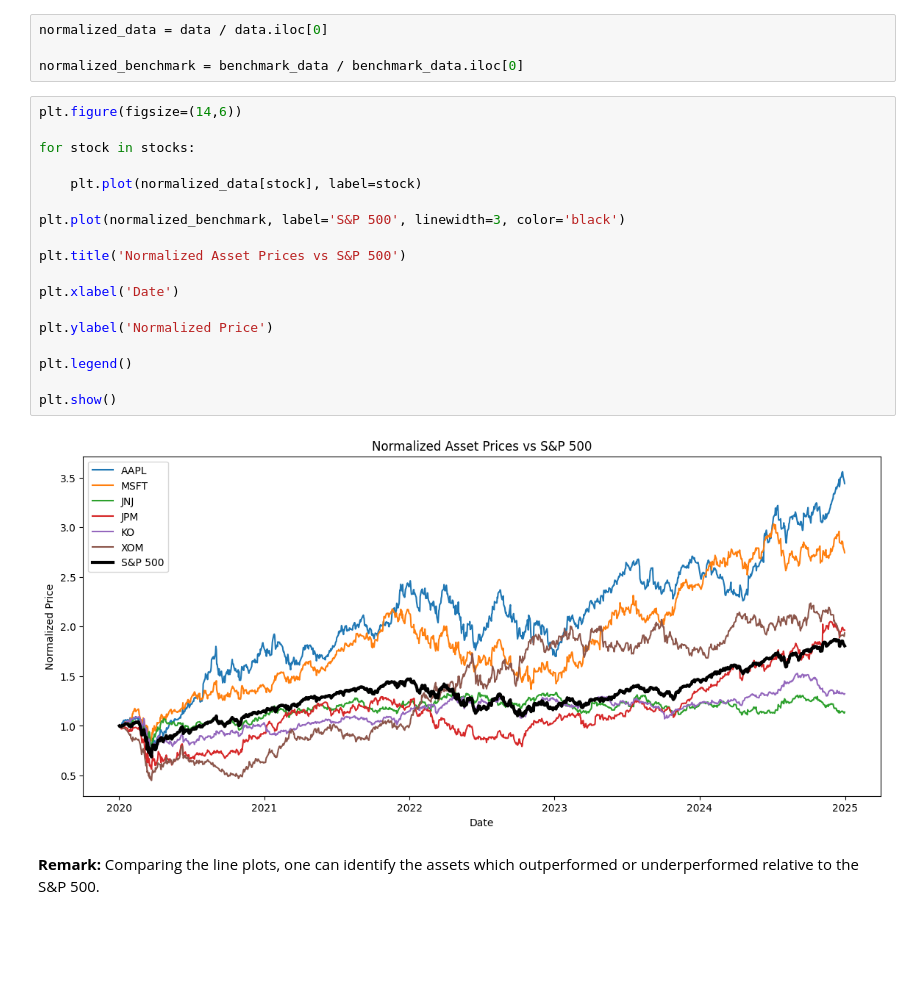
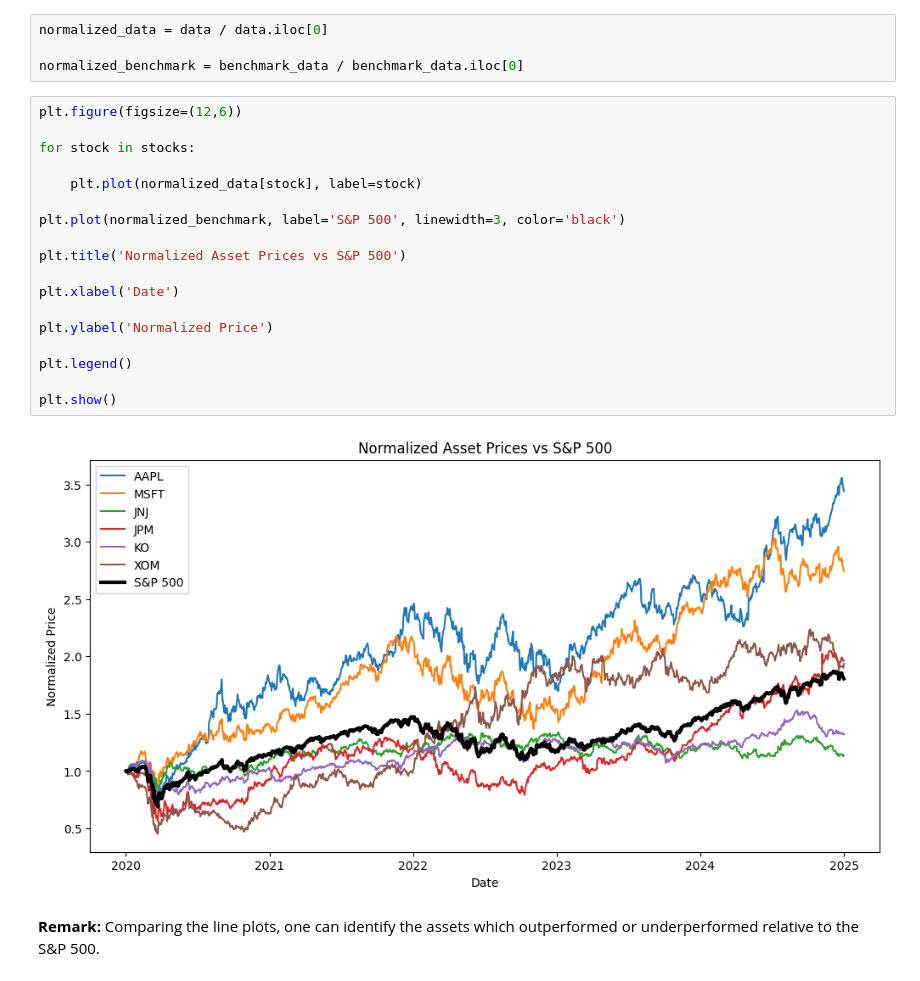
Before and after one commit to keramidasvasilis/data-analysis-projects, a Jupyter notebook: portfolio-optimization-risk-analysis/notebooks/portfolio_optimization_analysis.ipynb, the cells around one changed output. Cells and saved outputs as stored; diff of their text form; blank space fills up the shorter version.

```diff
--- a/portfolio-optimization-risk-analysis/notebooks/portfolio_optimization_analysis.ipynb
+++ b/portfolio-optimization-risk-analysis/notebooks/portfolio_optimization_analysis.ipynb
@@ -185,25 +185,25 @@ normalized_data = data / data.iloc[0]
 
 normalized_benchmark = benchmark_data / benchmark_data.iloc[0]
 # %%
-plt.figure(figsize=(14,6))
+plt.figure(figsize=(12,6))
 
 for stock in stocks:
 
     plt.plot(normalized_data[stock], label=stock)
 
 plt.plot(normalized_benchmark, label='S&P 500', linewidth=3, color='black')
 
 plt.title('Normalized Asset Prices vs S&P 500')
 
 plt.xlabel('Date')
 
 plt.ylabel('Normalized Price')
 
 plt.legend()
 
 plt.show()
 # %% [output]
-[figure, old version]
+[figure, new version]
 # %% [markdown]
 **Remark:** Comparing the line plots, one can identify the assets which outperformed or underperformed relative to the S&P 500.
 # %% [markdown]
```
Also changed, not shown: parts of 16 cells of this notebook.
